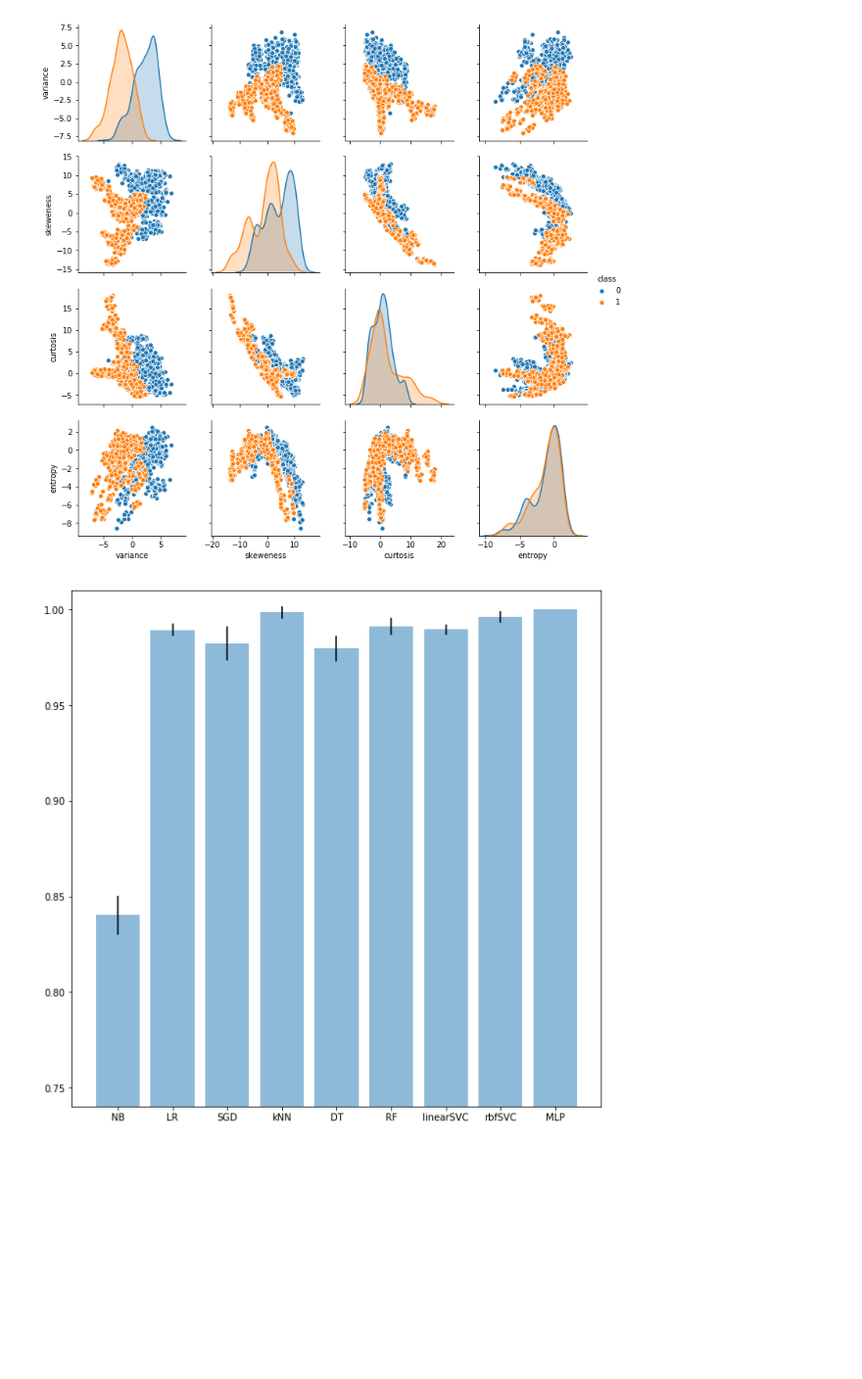
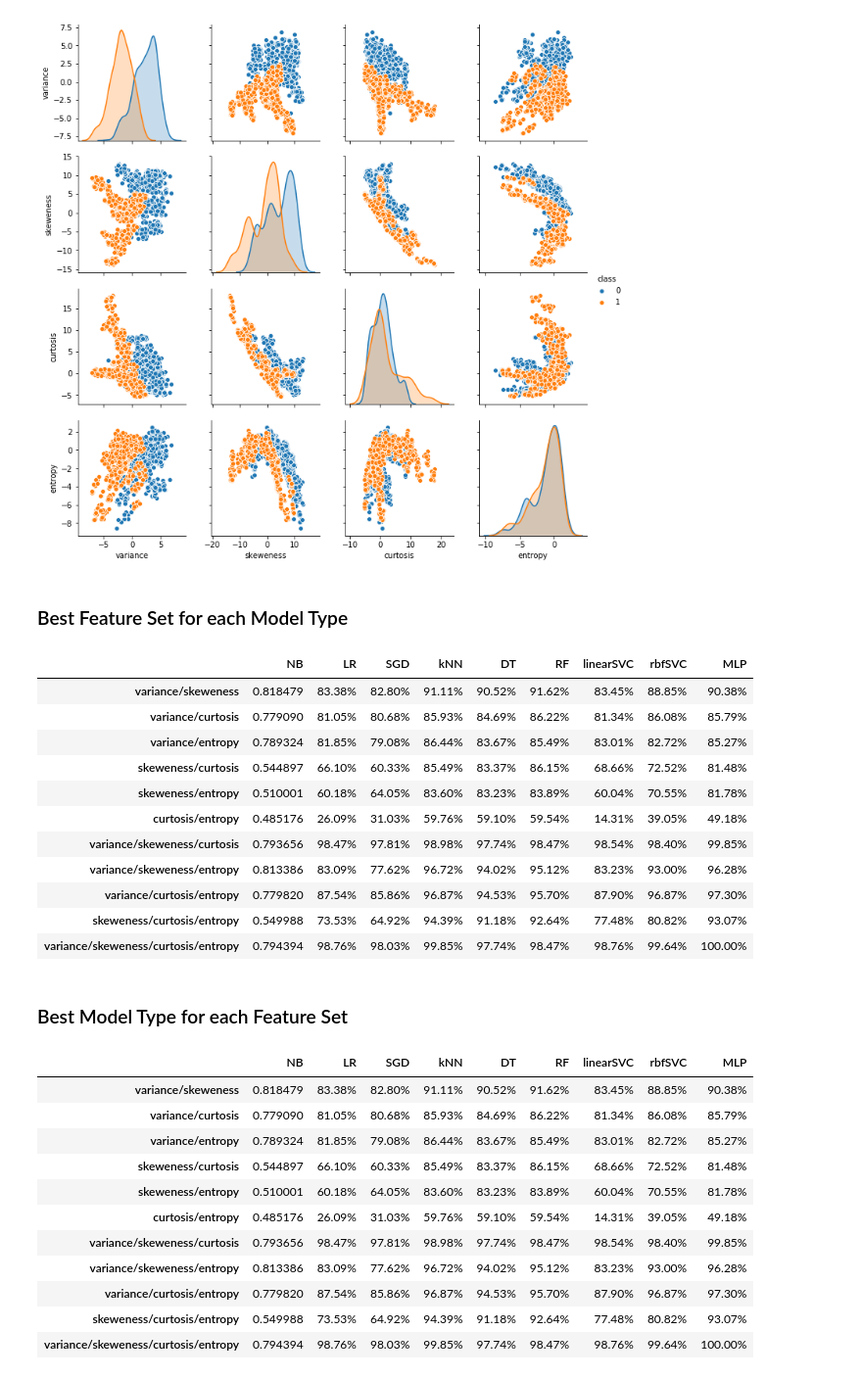
Before and after one commit to EGoms/4442, a Jupyter notebook: banknotes.ipynb, the cells around one changed output. Shown: that part at 98% size. Drawn from its saved outputs; the diff is of its cells as text; code cells hidden in the pictures; blank space fills up the shorter version.

```diff
--- a/banknotes.ipynb
+++ b/banknotes.ipynb
@@ -51,7 +72,39 @@ results = run_models(models, features, labels)
-# %%
-fig, ax = plt.subplots(figsize=(10,10))
-ax.bar(results['name'], results['score'], yerr=results['std'], alpha=0.5)
-ax.set_ylim(min(results['score'] - 0.1), 1.01)
-plt.show()
-# %% [output]
-[figure, removed]
+# %%
+def format_scores(scores, ax):
+    def highlight(s):
+        is_max = s == max(s[1:])
+        return ['background-color: yellow' if v else '' for v in is_max]
+    scores = scores.style.apply(highlight, axis=ax)
+    return scores.format('{:.2%}', subset=pd.IndexSlice[:, scores.columns[1]:])
+
+ipd.display(ipd.Markdown('### Best Feature Set for each Model Type'))
+ipd.display(format_scores(scores, 0))
+ipd.display(ipd.Markdown('### Best Model Type for each Feature Set'))
+ipd.display(format_scores(scores, 1))
+# %% [output]
+### Best Feature Set for each Model Type
+|  | NB | LR | SGD | kNN | DT | RF | linearSVC | rbfSVC | MLP |
+| variance/skeweness | 0.818479 | 83.38% | 82.80% | 91.11% | 90.52% | 91.62% | 83.45% | 88.85% | 90.38% |
+| variance/curtosis | 0.779090 | 81.05% | 80.68% | 85.93% | 84.69% | 86.22% | 81.34% | 86.08% | 85.79% |
+| variance/entropy | 0.789324 | 81.85% | 79.08% | 86.44% | 83.67% | 85.49% | 83.01% | 82.72% | 85.27% |
+| skeweness/curtosis | 0.544897 | 66.10% | 60.33% | 85.49% | 83.37% | 86.15% | 68.66% | 72.52% | 81.48% |
+| skeweness/entropy | 0.510001 | 60.18% | 64.05% | 83.60% | 83.23% | 83.89% | 60.04% | 70.55% | 81.78% |
+| curtosis/entropy | 0.485176 | 26.09% | 31.03% | 59.76% | 59.10% | 59.54% | 14.31% | 39.05% | 49.18% |
+| variance/skeweness/curtosis | 0.793656 | 98.47% | 97.81% | 98.98% | 97.74% | 98.47% | 98.54% | 98.40% | 99.85% |
+| variance/skeweness/entropy | 0.813386 | 83.09% | 77.62% | 96.72% | 94.02% | 95.12% | 83.23% | 93.00% | 96.28% |
+| variance/curtosis/entropy | 0.779820 | 87.54% | 85.86% | 96.87% | 94.53% | 95.70% | 87.90% | 96.87% | 97.30% |
+| skeweness/curtosis/entropy | 0.549988 | 73.53% | 64.92% | 94.39% | 91.18% | 92.64% | 77.48% | 80.82% | 93.07% |
+| variance/skeweness/curtosis/entropy | 0.794394 | 98.76% | 98.03% | 99.85% | 97.74% | 98.47% | 98.76% | 99.64% | 100.00% |
+### Best Model Type for each Feature Set
+|  | NB | LR | SGD | kNN | DT | RF | linearSVC | rbfSVC | MLP |
+| variance/skeweness | 0.818479 | 83.38% | 82.80% | 91.11% | 90.52% | 91.62% | 83.45% | 88.85% | 90.38% |
+| variance/curtosis | 0.779090 | 81.05% | 80.68% | 85.93% | 84.69% | 86.22% | 81.34% | 86.08% | 85.79% |
+| variance/entropy | 0.789324 | 81.85% | 79.08% | 86.44% | 83.67% | 85.49% | 83.01% | 82.72% | 85.27% |
+| skeweness/curtosis | 0.544897 | 66.10% | 60.33% | 85.49% | 83.37% | 86.15% | 68.66% | 72.52% | 81.48% |
+| skeweness/entropy | 0.510001 | 60.18% | 64.05% | 83.60% | 83.23% | 83.89% | 60.04% | 70.55% | 81.78% |
+| curtosis/entropy | 0.485176 | 26.09% | 31.03% | 59.76% | 59.10% | 59.54% | 14.31% | 39.05% | 49.18% |
+| variance/skeweness/curtosis | 0.793656 | 98.47% | 97.81% | 98.98% | 97.74% | 98.47% | 98.54% | 98.40% | 99.85% |
+| variance/skeweness/entropy | 0.813386 | 83.09% | 77.62% | 96.72% | 94.02% | 95.12% | 83.23% | 93.00% | 96.28% |
+| variance/curtosis/entropy | 0.779820 | 87.54% | 85.86% | 96.87% | 94.53% | 95.70% | 87.90% | 96.87% | 97.30% |
+| skeweness/curtosis/entropy | 0.549988 | 73.53% | 64.92% | 94.39% | 91.18% | 92.64% | 77.48% | 80.82% | 93.07% |
+| variance/skeweness/curtosis/entropy | 0.794394 | 98.76% | 98.03% | 99.85% | 97.74% | 98.47% | 98.76% | 99.64% | 100.00% |
```
Also changed, not shown: parts of 12 cells of this notebook.
